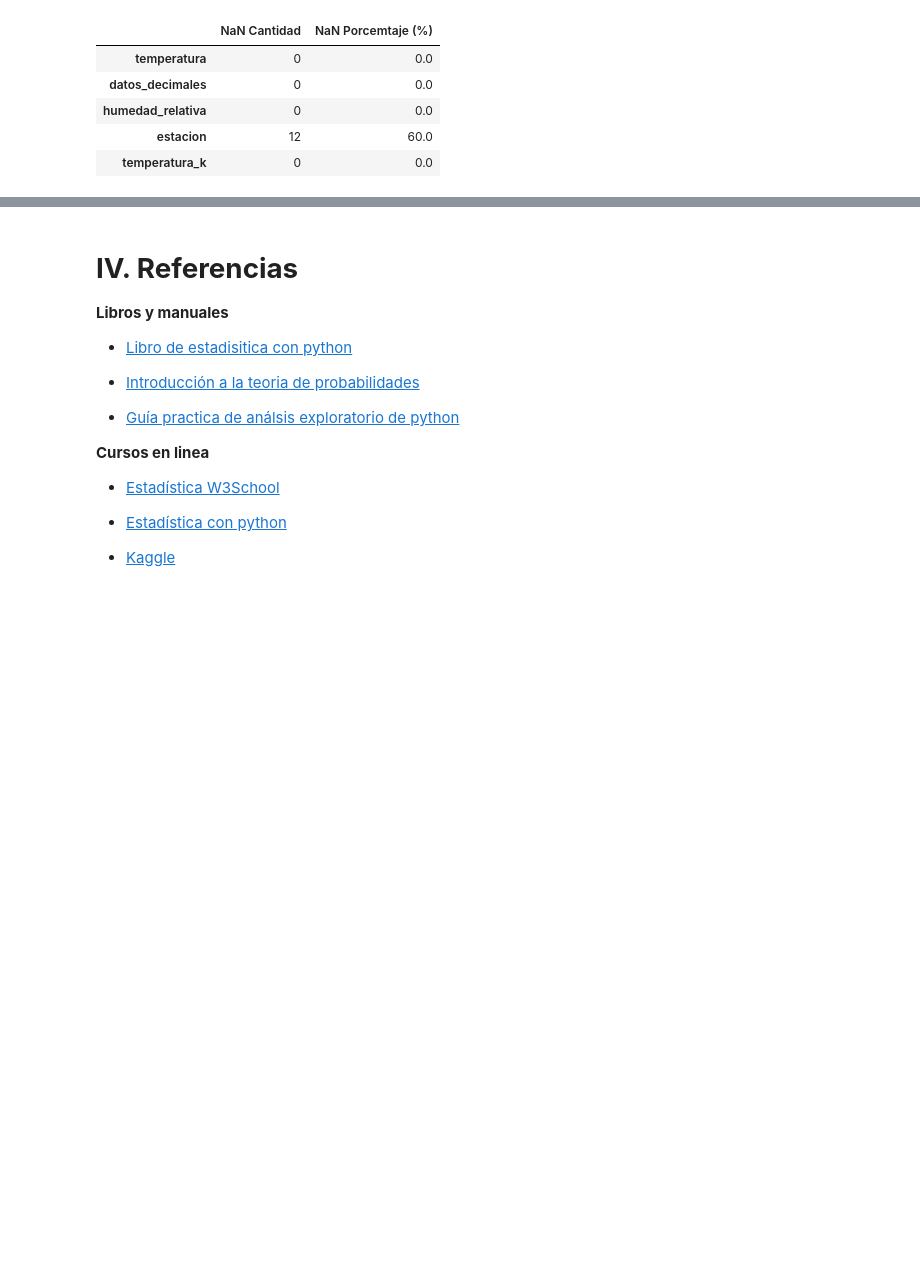
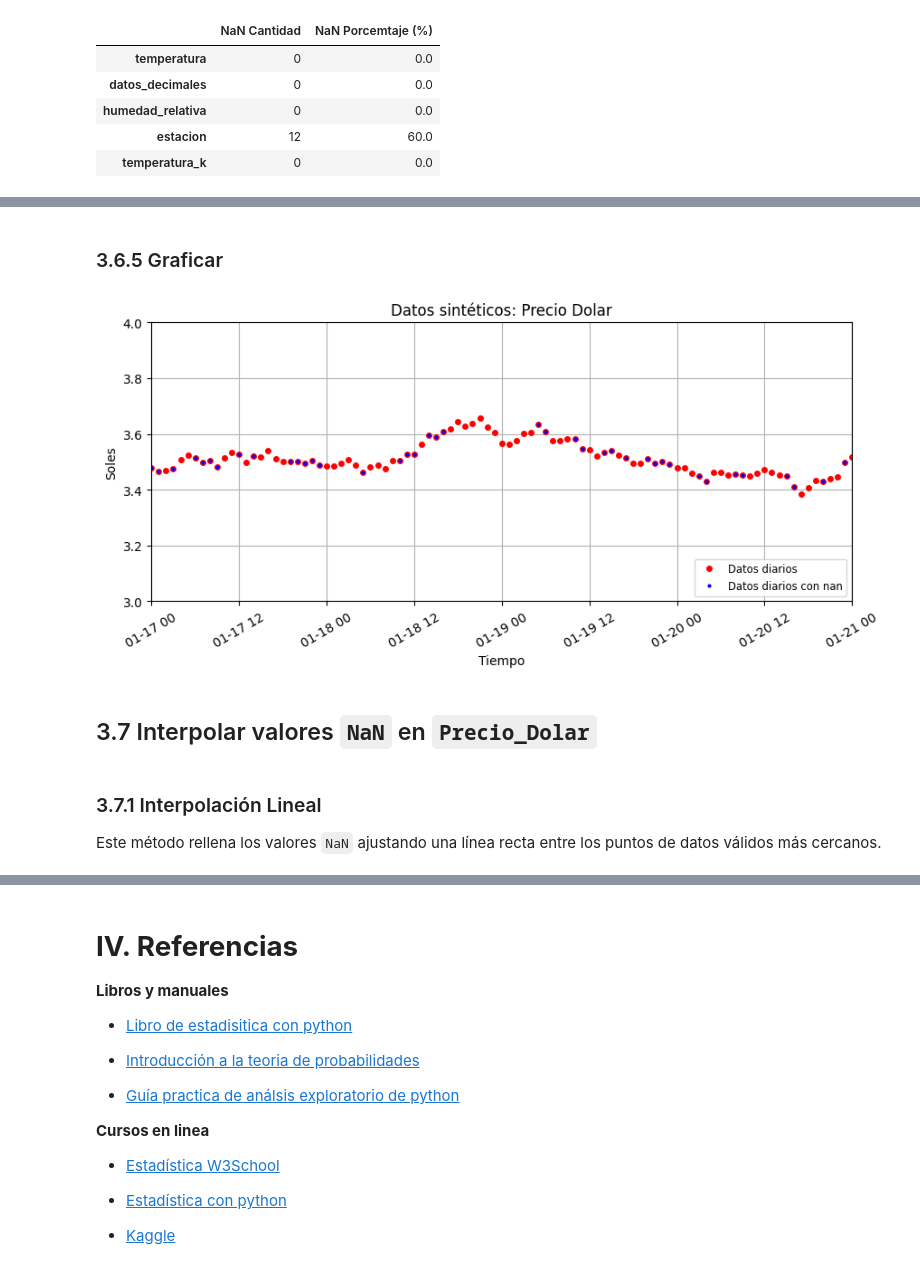
Before and after one commit to vrrp/sachabook_bigdata, a Jupyter notebook: _build/jupyter_execute/docs/03_programación_basica_python_AI.ipynb, the cells around one changed output, grey strips where cells are left out. Drawn from its saved outputs; the diff is of its cells as text; code cells hidden in the pictures; blank space fills up the shorter version.

```diff
--- a/_build/jupyter_execute/docs/03_programación_basica_python_AI.ipynb
+++ b/_build/jupyter_execute/docs/03_programación_basica_python_AI.ipynb
@@ -1195,0 +1247,12 @@ Valores NaN después de interpolación 'polynomial' (orden 2):
+# %%
+df_horario = precio_dolar_sintetico(
+    fecha_inicial='2000-01-01 00:00:00',
+    fecha_final='2001-12-31 23:00:00',
+    frecuencia='h',
+    precio_base=3.4,
+    volatilidad=0.005,
+    random_seed=42
+)
+print("\nDatos Horarios (primeras 5 filas):")
+display(df_horario.head())
+print(f"Número de registros (Horarios): {len(df_horario)}")
@@ -1195,0 +1522,3 @@ Valores NaN después de interpolación 'polynomial' (orden 2):
+# %%
+# Aplicar la función al DataFrame df_horario
+df_horario_con_nan = introducir_nan_aleatorio_extremos(df_horario, 'Precio_Dolar', porcentaje_nan=50)
@@ -1195,0 +1578,24 @@ Valores NaN después de interpolación 'polynomial' (orden 2):
+# %% [markdown]
+### 3.6.5 Graficar
+# %%
+from datetime import datetime
+
+fig, axes = plt.subplots(nrows=1, ncols=1, figsize=(10, 4))
+axes.plot(df_horario['Fecha'], df_horario['Precio_Dolar'], "ro", markersize=4, lw=0.4, label="Datos diarios")
+axes.plot(df_horario_con_nan['Fecha'], df_horario_con_nan['Precio_Dolar'], "bo", markersize=2, lw=0.4, label="Datos diarios con nan")
+
+start_date = datetime(2000, 1, 17)
+end_date = datetime(2000, 1, 21)
+plt.xlim(start_date, end_date)
+plt.ylim(3, 4)
+
+plt.xticks(rotation=30)
+axes.set_ylabel("Soles")
+axes.set_xlabel("Tiempo")
+axes.set_title("Datos sintéticos: Precio Dolar")
+axes.legend( loc='lower right', fontsize='small') # loc: lower, upper:left, right, center
+axes.grid(True)
+# %% [output]
+[figure, added]
+# %% [markdown]
+## 3.7 Interpolar valores `NaN` en `Precio_Dolar`
@@ -1195,0 +1616,3 @@ Valores NaN después de interpolación 'polynomial' (orden 2):
+# %% [markdown]
+### 3.7.1 Interpolación Lineal
+Este método rellena los valores `NaN` ajustando una línea recta entre los puntos de datos válidos más cercanos.
```
Also changed, not shown: parts of 42 cells of this notebook, 9 other files.
